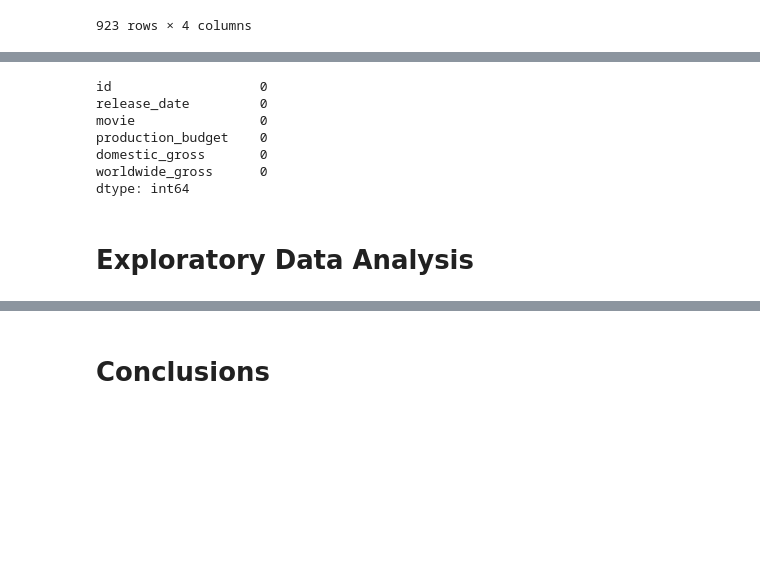
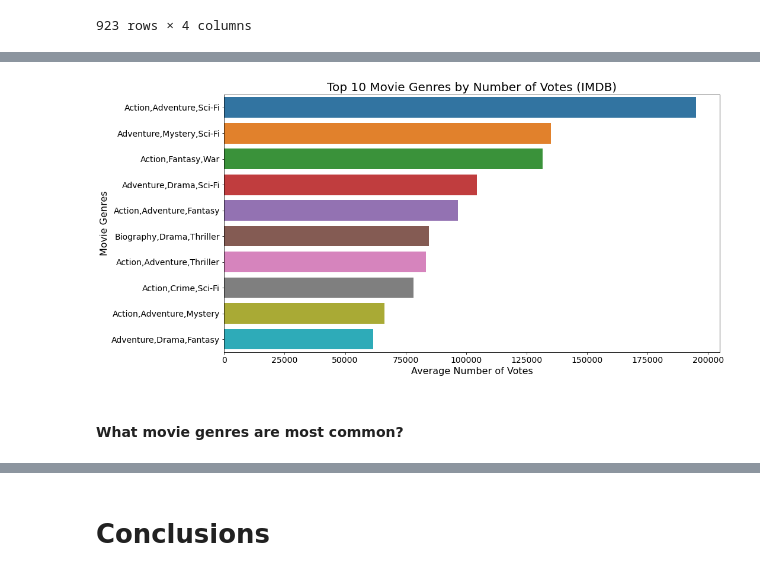
Before and after one commit to morgannash1/movie_analysis_project, a Jupyter notebook: notebook.ipynb, the cells around one changed output, grey strips where cells are left out. Drawn from its saved outputs; the diff is of its cells as text; code cells hidden in the pictures; blank space fills up the shorter version.

```diff
--- a/notebook.ipynb
+++ b/notebook.ipynb
@@ -477,12 +592,17 @@ tn_df.head()
-# %%
-tn_df.isnull().sum()
-# %% [output]
-id                   0
-release_date         0
-movie                0
-production_budget    0
-domestic_gross       0
-worldwide_gross      0
-dtype: int64
-# %% [markdown]
-# Exploratory Data Analysis
+# %%
+#selecting the top 10
+imdb2_vote = imdb2_vote.head(10)
+# %%
+#plotting a bar plot
+plt.figure(figsize = (15, 8))
+ax = sns.barplot(x = 'numvotes', y = 'genres', data = imdb2_vote)
+plt.xlabel('Average Number of Votes', fontsize = 16)
+plt.xticks(fontsize = 14)
+plt.ylabel('Movie Genres', fontsize = 16)
+plt.yticks(fontsize = 14)
+plt.title('Top 10 Movie Genres by Number of Votes (IMDB)', fontsize = 20)
+plt.show();
+# %% [output]
+[figure, added]
+# %% [markdown]
+#### What movie genres are most common?
```
Also changed, not shown: parts of 84 cells of this notebook.
